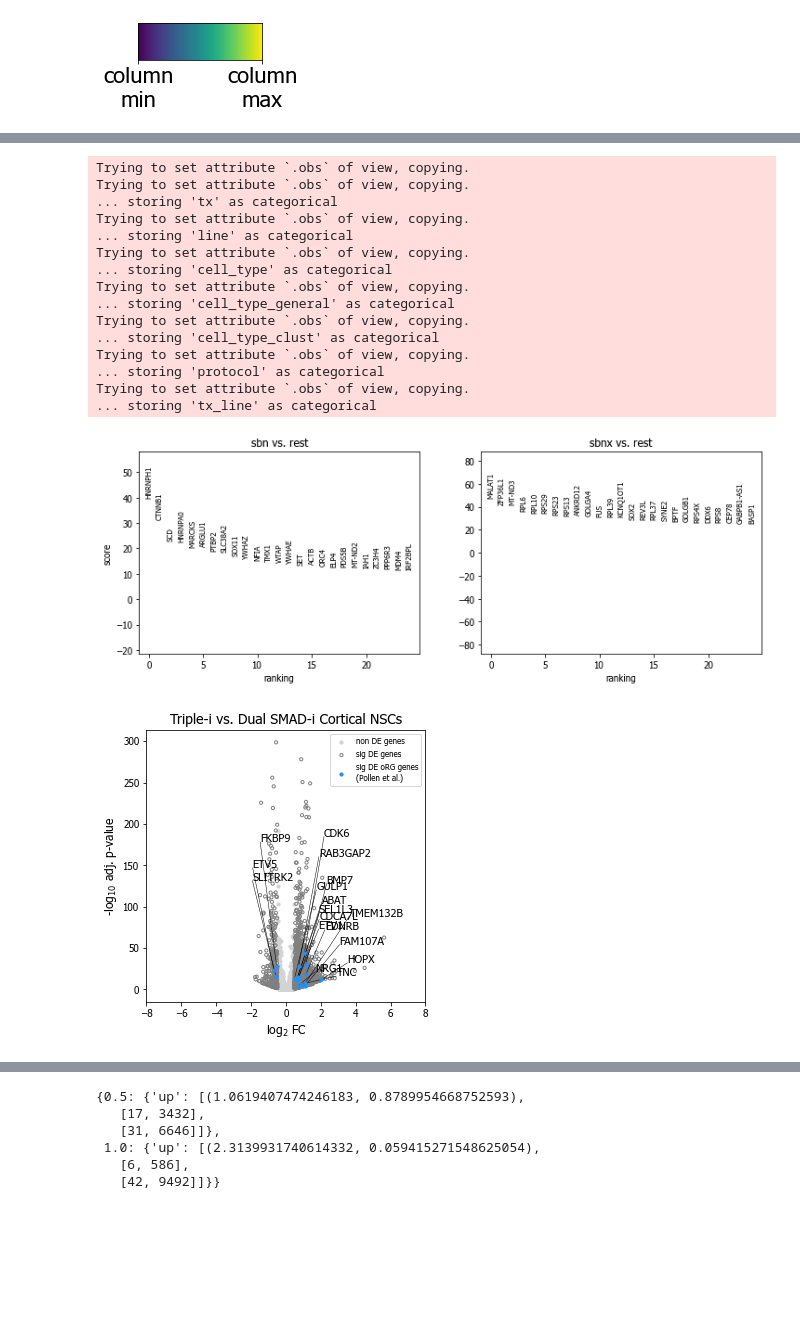
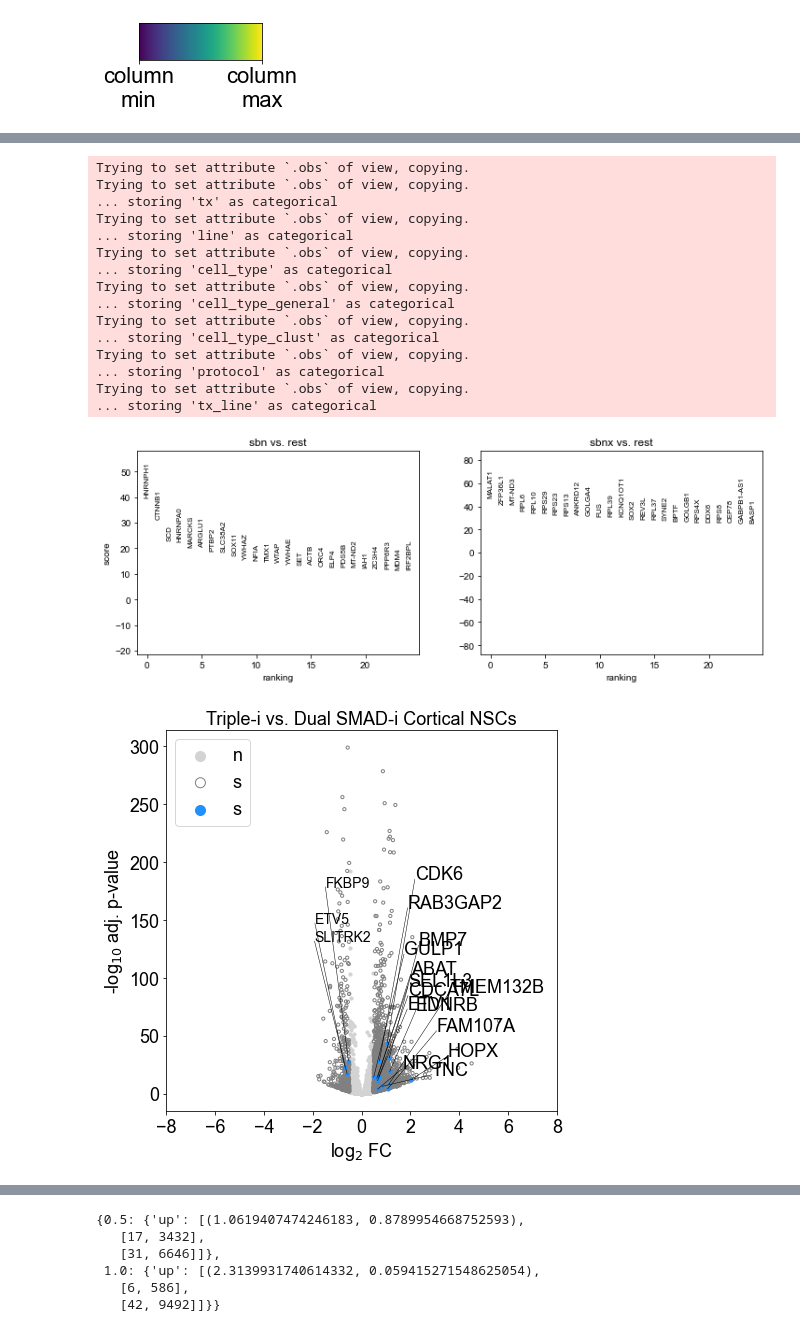
Before and after one commit to daniel-rosebrock/BrainOrganoids, a Jupyter notebook: Fig4_day50_organoids_oRG_enrichment.ipynb, the cells around one changed output, grey strips where cells are left out. Cells and saved outputs as stored; diff of their text form; code cells hidden in the pictures; blank space fills up the shorter version.

```diff
--- a/Fig4_day50_organoids_oRG_enrichment.ipynb
+++ b/Fig4_day50_organoids_oRG_enrichment.ipynb
@@ -20,7 +20,7 @@ font_dirs = ['/project/elkabetz_lab_data/tools/PythonFonts/', ]
 font_files = font_manager.findSystemFonts(fontpaths=font_dirs)
 font_list = font_manager.createFontList(font_files)
 font_manager.fontManager.ttflist.extend(font_list)
-matplotlib.rcParams['font.family'] = 'tahoma'
+matplotlib.rcParams['font.family'] = 'arial'
 import random
 import scipy
 from matplotlib.ticker import FormatStrFormatter
@@ -533,13 +553,13 @@ for log_fc_cutoff in [0.5,1.0]:
             elif pval_adj < pval_cutoff and logfc > log_fc_cutoff and pct_diff > perc_diff_cutoff: sig_= 'TRUE'
             elif pval_adj < pval_cutoff and logfc < -log_fc_cutoff and pct_diff < -perc_diff_cutoff: sig_= 'TRUE'
             rg_comp[clust][gene] = {'log_fc':logfc,'pval':pval,'pval_adj':pval_adj,'pct.1':pct1,'pct.2':pct2,'mean_expr':mean_expr[genes_idx_dict[gene]]}
-    gset_lab = {'org':'sig DE oRG genes\n(Pollen et al.)','sig_other':'sig DE genes','other':'non DE genes'}
+    gset_lab = {'org':'sig DE\noRG genes\n(Pollen et al.)','sig_other':'sig DE','other':'non DE'}
     up_genes = set([])
     down_genes = set([])
     for clust in rg_comp:
         all_genes = set(rg_comp[clust].keys())
         if clust == 'sbnx':
-            plt.figure(figsize=(5,5))
+            plt.figure(figsize=(7,7))
         xs = {'org':[],'sig_other':[],'other':[]}
         ys = {'org':[],'sig_other':[],'other':[]}
         gene_dict = {'org':[],'sig_other':[],'other':[]}
@@ -574,15 +594,15 @@ for log_fc_cutoff in [0.5,1.0]:
                 if g_set == 'other':
                     plt.scatter([xs[g_set][i] for i in range(len(ys[g_set]))],
                             [ys[g_set][i] for i in range(len(ys[g_set]))],
-                            s=10,alpha=1,facecolors=color,edgecolors=None,label=gset_lab[g_set])
+                            s=10,alpha=1,facecolors=color,edgecolors=None)#,label=gset_lab[g_set])
                 elif g_set == 'sig_other':
                     plt.scatter([xs[g_set][i] for i in range(len(ys[g_set]))],
                             [ys[g_set][i] for i in range(len(ys[g_set]))],
-                            s=10,alpha=1,facecolors='None',edgecolors=color,label=gset_lab[g_set])
+                            s=10,alpha=1,facecolors='None',edgecolors=color)#,label=gset_lab[g_set])
                 else:
                     plt.scatter([xs[g_set][i] for i in range(len(ys[g_set]))],
                             [ys[g_set][i] for i in range(len(ys[g_set]))],
-                            c=color,s=10,alpha=1,label=gset_lab[g_set],zorder=6)
+                            c=color,s=10,alpha=1)#,label=gset_lab[g_set],zorder=6)
                     if g_set == 'org':
                         thetas = {g_set:[]}
                         dist_orig_dict = {g_set:[]}
@@ -595,50 +615,61 @@ for log_fc_cutoff in [0.5,1.0]:
                         for j,(x,y,gene_lab,theta,dist_orig) in enumerate(sorted(zip(xs[g_set],ys[g_set],gene_dict[g_set],thetas[g_set],dist_orig_dict[g_set]),
                             key=lambda x:x[3])):
                             if x < 0:
-                                plt.annotate(gene_lab,xy=(x-np.math.cos(theta)*(y_delta[j]),y+y_delta[j]),fontsize=11)
+                                plt.annotate(gene_lab,xy=(x-np.math.cos(theta)*(y_delta[j]),y+y_delta[j]),fontsize=14)
                                 plt.plot([x,x-np.math.cos(theta)*(y_delta[j])],[y,y+y_delta[j]],'-',color='black',linewidth=0.5,zorder=5)
                             elif gene_lab == 'FAM107A':
-                                plt.annotate(gene_lab,xy=(x+2,y+50),fontsize=11)
+                                plt.annotate(gene_lab,xy=(x+2,y+50),fontsize=18)
                                 plt.plot([x,x+2],[y,y+50],'-',color='black',linewidth=0.5,zorder=5)
                             elif gene_lab == 'TMEM132B':
-                                plt.annotate(gene_lab,xy=(x+2.5,y+80),fontsize=11)
+                                plt.annotate(gene_lab,xy=(x+2.5,y+80),fontsize=18)
                                 plt.plot([x,x+2.5],[y,y+80],'-',color='black',linewidth=0.5,zorder=5)
                             elif gene_lab == 'HOPX':
-                                plt.annotate(gene_lab,xy=(x+np.math.cos(theta)*(y_delta[j]),y+20),fontsize=11)
+                                plt.annotate(gene_lab,xy=(x+np.math.cos(theta)*(y_delta[j]),y+20),fontsize=18)
                                 plt.plot([x,x+np.math.cos(theta)*(y_delta[j])],[y,y+20],'-',color='black',linewidth=0.5,zorder=5)
                             elif gene_lab == 'TNC':
-                                plt.annotate(gene_lab,xy=(x+np.math.cos(theta)*(y_delta[j]),y+10),fontsize=11)
+                                plt.annotate(gene_lab,xy=(x+np.math.cos(theta)*(y_delta[j]),y+10),fontsize=18)
                                 plt.plot([x,x+np.math.cos(theta)*(y_delta[j])],[y,y+10],'-',color='black',linewidth=0.5,zorder=5)
                             else:
-                                plt.annotate(gene_lab,xy=(x+np.math.cos(theta)*(y_delta[j]),y+y_delta[j]),fontsize=11)
+                                plt.annotate(gene_lab,xy=(x+np.math.cos(theta)*(y_delta[j]),y+y_delta[j]),fontsize=18)
                                 plt.plot([x,x+np.math.cos(theta)*(y_delta[j])],[y,y+y_delta[j]],'-',color='black',linewidth=0.5,zorder=5)
-            plt.legend(fontsize=8)
-            plt.title('Triple-i vs. Dual SMAD-i Cortical NSCs',fontsize=14)
+            plt.title('Triple-i vs. Dual SMAD-i Cortical NSCs',fontsize=18)
             plt.xlim(-8,8)
-            plt.xlabel('log${_2}$ FC',fontsize=12)
-            plt.ylabel('-log$_{10}$ adj. p-value',fontsize=12)
+            plt.scatter([-50],
+                        [0],
+                        s=100,alpha=1,facecolors=colors[0],edgecolors=None,label=gset_lab['other'][0])
+            plt.scatter([-50],
+                        [0],
+                        s=100,alpha=1,facecolors='None',edgecolors=colors[1],label=gset_lab['sig_other'][0])
+            plt.scatter([-50],
+                        [0],
+                        c=colors[2],s=100,alpha=1,label=gset_lab['org'][0])
+            plt.legend(fontsize=18,loc='upper left')
+            plt.xlabel('log${_2}$ FC',fontsize=18)
+            plt.ylabel('-log$_{10}$ adj. p-value',fontsize=18)
+            plt.xticks(fontsize=18)
+            plt.yticks(fontsize=18)
             plt.savefig('figures/'+line_+'/t-test.all_lines.sbnx_sbn.log_fc_cutoff_'+str(log_fc_cutoff)+'.png',dpi=500)
     n_up,n_down = 0,0
     for gene in rg_comp['sbnx']:
         if rg_comp['sbnx'][gene]['log_fc'] > log_fc_cutoff and rg_comp['sbnx'][gene]['pval_adj'] < pval_cutoff:
             n_up += 1
         if rg_comp['sbnx'][gene]['log_fc'] < -log_fc_cutoff and rg_comp['sbnx'][gene]['pval_adj'] < pval_cutoff:
             n_down += 1
 # %% [output]
 Trying to set attribute `.obs` of view, copying.
 Trying to set attribute `.obs` of view, copying.
 ... storing 'tx' as categorical
 Trying to set attribute `.obs` of view, copying.
 ... storing 'line' as categorical
 Trying to set attribute `.obs` of view, copying.
 ... storing 'cell_type' as categorical
 Trying to set attribute `.obs` of view, copying.
 ... storing 'cell_type_general' as categorical
 Trying to set attribute `.obs` of view, copying.
 ... storing 'cell_type_clust' as categorical
 Trying to set attribute `.obs` of view, copying.
 ... storing 'protocol' as categorical
 Trying to set attribute `.obs` of view, copying.
 ... storing 'tx_line' as categorical
-[figure, old version]
+[figure, new version]
-[figure, old version]
+[figure, new version]
```
Also changed, not shown: parts of 11 cells of this notebook, 11 other files.
